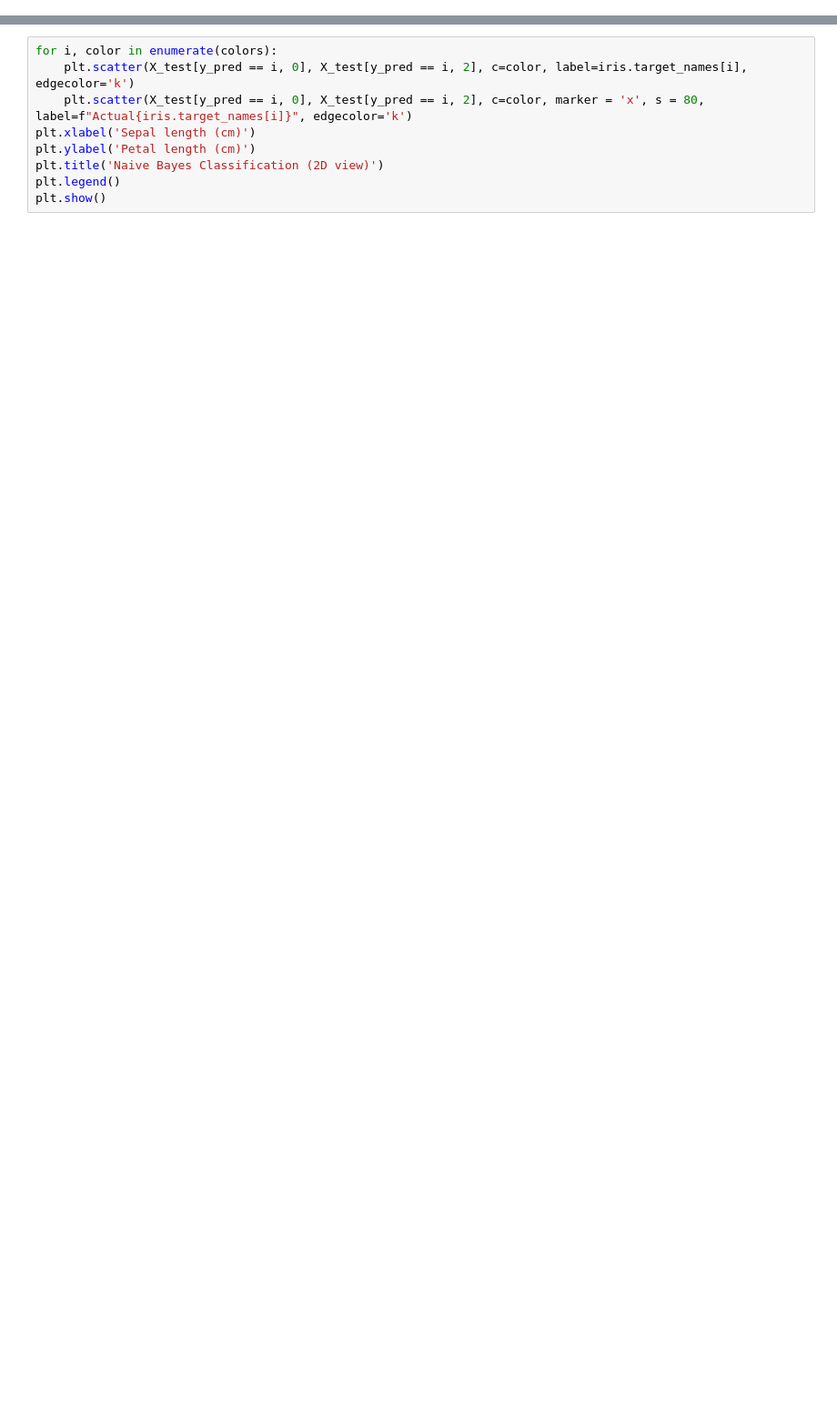
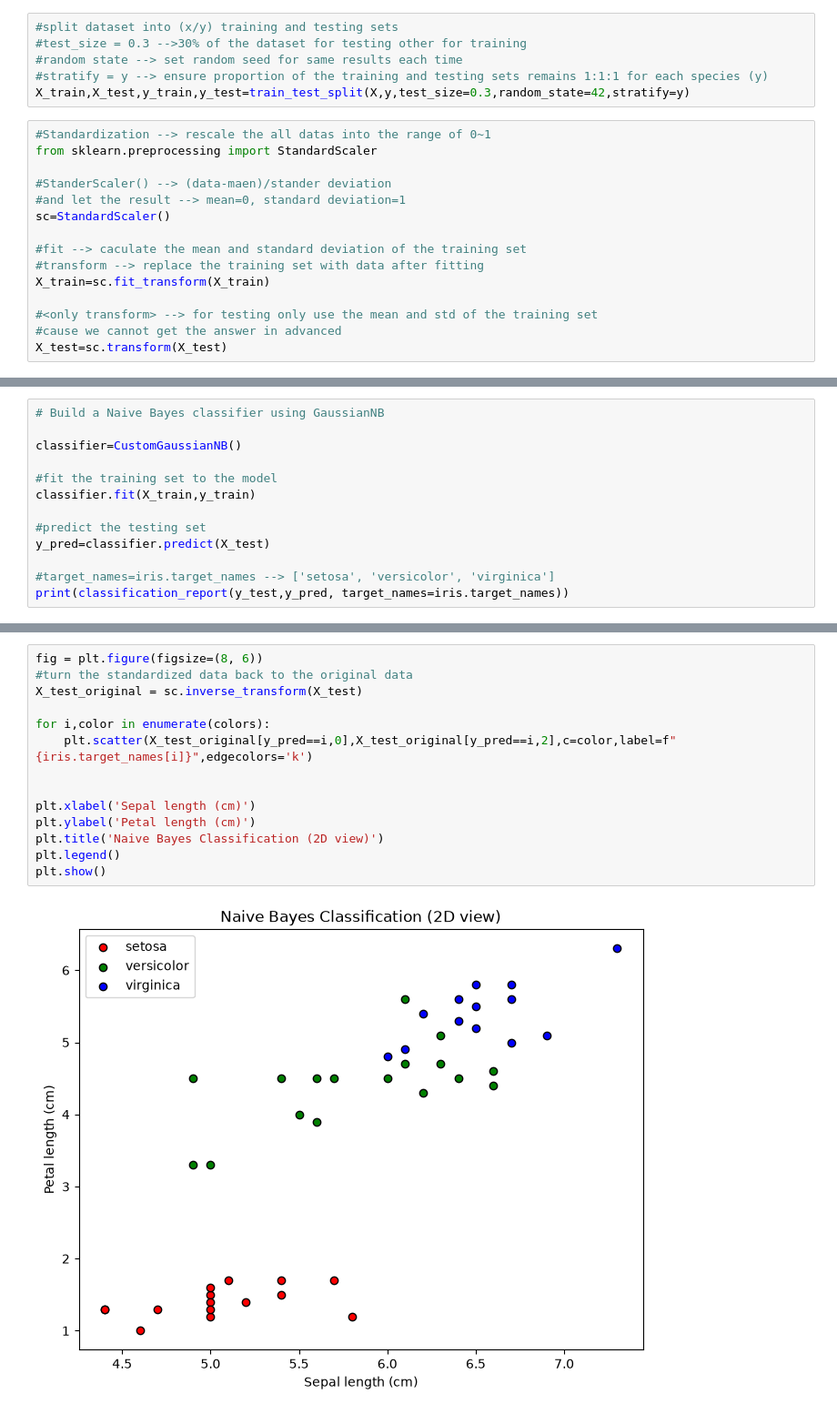
Before and after one commit to vviiss597/Softcomputing_a_datamining-2026, a Jupyter notebook: HW3_NB/NB.ipynb, the cells around one changed output, grey strips where cells are left out. Shown at 91% size. Saved outputs shown, nothing was run; the diff lists cells and outputs as text; blank space fills up the shorter version.

Commit message:
NB_model.1

```diff
--- a/HW3_NB/NB.ipynb
+++ b/HW3_NB/NB.ipynb
@@ -60,0 +49,21 @@ y_pred = nb.predict(X_test)
+# %%
+#split dataset into (x/y) training and testing sets
+#test_size = 0.3 -->30% of the dataset for testing other for training
+#random state --> set random seed for same results each time
+#stratify = y --> ensure proportion of the training and testing sets remains 1:1:1 for each species (y)
+X_train,X_test,y_train,y_test=train_test_split(X,y,test_size=0.3,random_state=42,stratify=y)
+# %%
+#Standardization --> rescale the all datas into the range of 0~1
+from sklearn.preprocessing import StandardScaler
+
+#StanderScaler() --> (data-maen)/stander deviation
+#and let the result --> mean=0, standard deviation=1
+sc=StandardScaler()
+
+#fit --> caculate the mean and standard deviation of the training set
+#transform --> replace the training set with data after fitting
+X_train=sc.fit_transform(X_train)
+
+#<only transform> --> for testing only use the mean and std of the training set
+#cause we cannot get the answer in advanced
+X_test=sc.transform(X_test)
@@ -60,0 +114,13 @@ y_pred = nb.predict(X_test)
+# %%
+# Build a Naive Bayes classifier using GaussianNB
+
+classifier=CustomGaussianNB()
+
+#fit the training set to the model
+classifier.fit(X_train,y_train)
+
+#predict the testing set
+y_pred=classifier.predict(X_test)
+
+#target_names=iris.target_names --> ['setosa', 'versicolor', 'virginica']
+print(classification_report(y_test,y_pred, target_names=iris.target_names))
@@ -61,9 +137,16 @@ y_pred = nb.predict(X_test)
 # %%
-for i, color in enumerate(colors):
-    plt.scatter(X_test[y_pred == i, 0], X_test[y_pred == i, 2], c=color, label=iris.target_names[i], edgecolor='k')
-    plt.scatter(X_test[y_pred == i, 0], X_test[y_pred == i, 2], c=color, marker = 'x', s = 80, label=f"Actual{iris.target_names[i]}", edgecolor='k')
+fig = plt.figure(figsize=(8, 6))
+#turn the standardized data back to the original data
+X_test_original = sc.inverse_transform(X_test)
+
+for i,color in enumerate(colors):
+    plt.scatter(X_test_original[y_pred==i,0],X_test_original[y_pred==i,2],c=color,label=f"{iris.target_names[i]}",edgecolors='k')
+
+
 plt.xlabel('Sepal length (cm)')
 plt.ylabel('Petal length (cm)')
 plt.title('Naive Bayes Classification (2D view)')
 plt.legend()
 plt.show()
+# %% [output]
+[figure, added]
```
Also changed, not shown: parts of 13 cells of this notebook.
